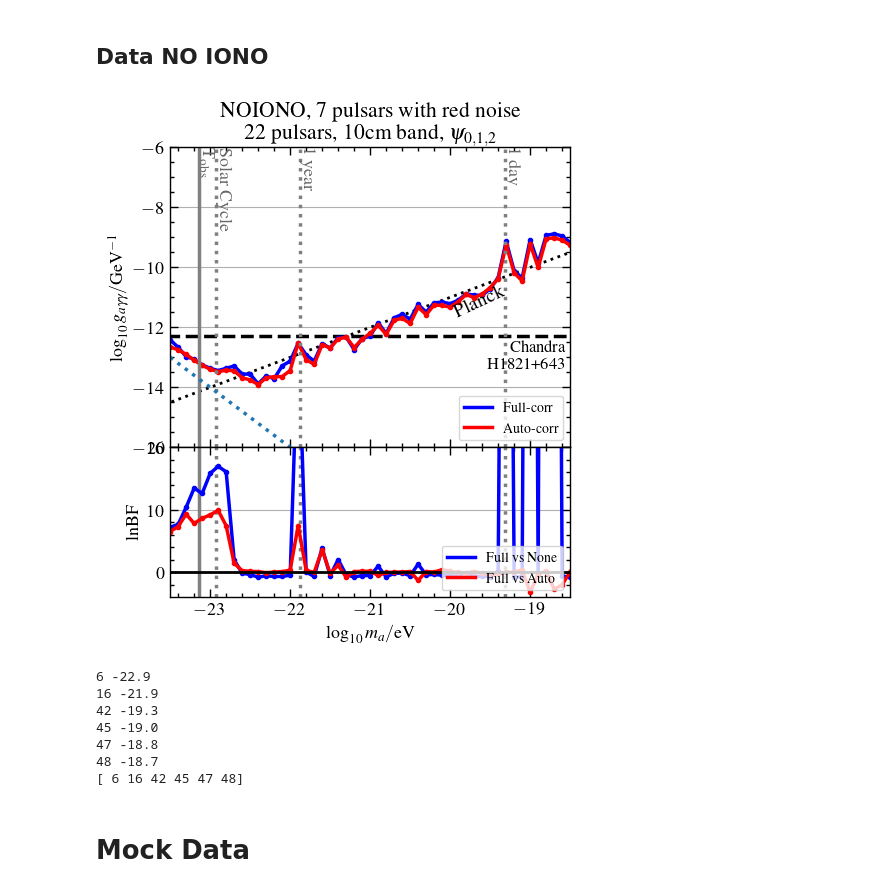
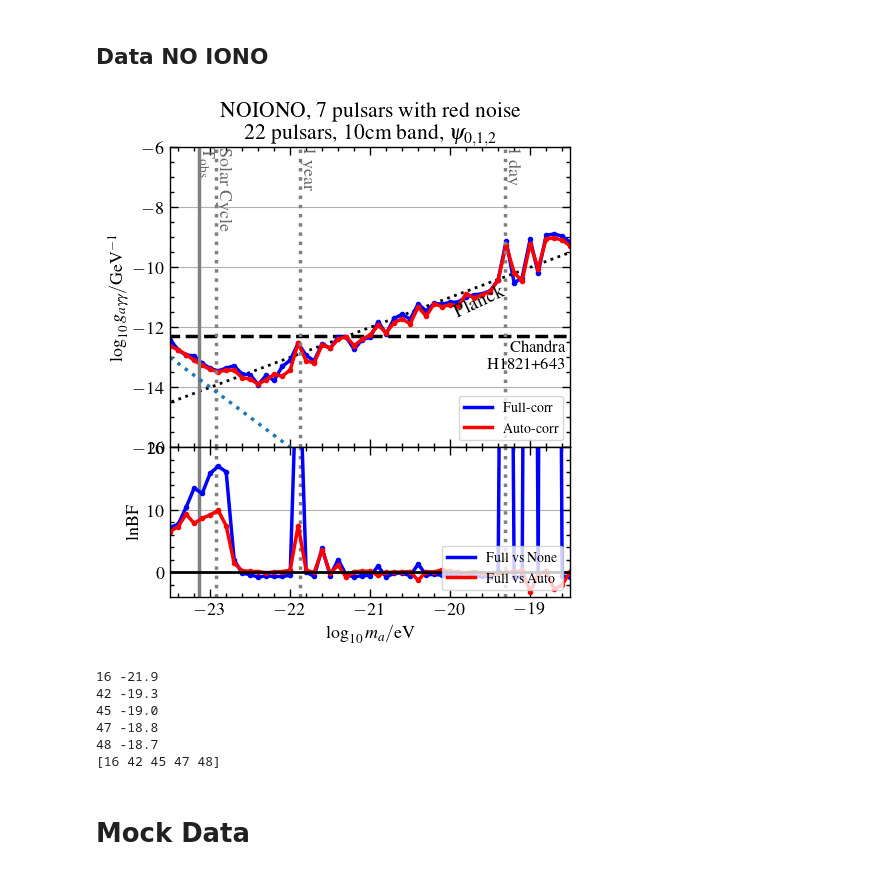
Before and after one commit to XueXiao-Physics/PPA, a Jupyter notebook: 2_Result.ipynb, the cells around one changed output. Saved outputs shown, nothing was run; the diff lists cells and outputs as text; code cells hidden in the pictures.

```diff
--- a/2_Result.ipynb
+++ b/2_Result.ipynb
@@ -252,23 +252,25 @@ plt.subplots_adjust(left=0.15,
 
 
 l10ma = np.arange(0,51)*0.1 -23.5
-ul_auto = np.array([-0.913, -1.102, -1.361, -1.652, -1.921, -2.153, -2.333, -2.383,
-       -2.505, -2.838, -3.008, -3.264, -3.136, -3.2  , -3.298, -3.195,
-       -2.377, -3.036, -3.289, -2.729, -2.945, -2.739, -2.786, -3.228,
-       -3.049, -2.956, -2.786, -3.192, -2.818, -2.856, -3.127, -2.684,
-       -3.034, -2.811, -2.927, -3.08 , -3.005, -2.86 , -3.067, -3.046,
-       -2.932, -2.737, -1.708, -2.738, -3.109, -1.984, -2.859, -2.002,
-       -2.072, -2.249, -2.52 ])
+ul_auto = np.array([-0.886, -1.106, -1.362, -1.659, -1.924, -2.156, -2.339, -2.381,
+       -2.488, -2.836, -2.985, -3.251, -3.201, -3.126, -3.284, -3.18 ,
+       -2.376, -3.076, -3.24 , -2.734, -2.951, -2.747, -2.768, -3.166,
+       -3.053, -3.01 , -2.789, -3.134, -2.896, -2.873, -3.142, -2.676,
+       -3.087, -2.765, -2.973, -2.995, -3.158, -2.833, -3.078, -3.071,
+       -3.068, -2.767, -1.708, -2.738, -3.108, -1.972, -2.902, -2.   ,
+       -2.076, -2.246, -2.539])
 
 
 
-ul_full = np.array([-0.677, -1.02 , -1.429, -1.619, -1.909, -2.119, -2.297, -2.321,
-       -2.344, -2.713, -2.817, -3.239, -3.078, -3.269, -2.939, -2.883,
-       -2.385, -2.873, -3.182, -2.703, -2.945, -2.7  , -2.781, -3.298,
-       -3.029, -3.047, -2.702, -3.162, -2.738, -2.724, -2.983, -2.59 ,
-       -2.95 , -2.737, -2.815, -2.968, -2.952, -2.841, -2.983, -3.089,
-       -2.972, -2.695, -1.589, -2.671, -3.013, -1.835, -2.713, -1.889,
-       -1.941, -2.11 , -2.428])
+
+ul_full = np.array([-0.669, -1.109, -1.384, -1.503, -1.854, -2.125, -2.309, -2.314,
+       -2.338, -2.716, -2.836, -3.263, -3.061, -3.326, -2.96 , -2.856,
+       -2.386, -2.893, -3.172, -2.7  , -2.956, -2.69 , -2.779, -3.29 ,
+       -3.063, -3.09 , -2.672, -3.171, -2.757, -2.723, -2.982, -2.581,
+       -2.909, -2.76 , -2.883, -2.924, -3.011, -2.942, -2.971, -3.039,
+       -3.041, -2.771, -1.585, -3.075, -2.999, -1.826, -3.036, -1.886,
+       -1.945, -2.116, -2.423])
+
 
 
 make_ul_plot(axes[0],l10ma,ul_auto,ul_full)
@@ -290,50 +292,49 @@ lbf_af[3] = np.log(6.2321) + 6
 lbf_af[4] = np.log(14.0000) + 6
 lbf_af[5] = np.log(24.3125) + 6
 lbf_af[6] = np.log(49.8125) + 6
 lbf_af[7] = np.log(4.2941) + 6
 lbf_af[16] = np.log(0.2215) + 9
 
 lbf_nf= np.array([   inf,    inf,    inf,    inf,    inf,    inf,    inf,    inf,
         1.987, -0.125, -0.366, -0.766, -0.535, -0.66 , -0.657, -0.455,
           inf,  0.033, -0.65 ,    inf, -0.53 ,  2.048, -0.404, -0.731,
        -0.514, -0.514,  0.973, -0.725, -0.154, -0.114, -0.538,  1.319,
        -0.418, -0.315, -0.478, -0.575, -0.558, -0.057, -0.626, -0.629,
        -0.721,  0.177,    inf, -0.739, -0.759,    inf, -0.455,    inf,
           inf,    inf, -0.792])
 lbf_nf[0] = np.log(25.0357)+4
 lbf_nf[1] = np.log(1.9622)+7
 lbf_nf[2] = np.log(4.111)+9
 lbf_nf[3] = np.log(11.9415)+11
 lbf_nf[4] = np.log(5.0585)+11
 lbf_nf[5] = np.log(2.2970)+15
 lbf_nf[6] = np.log(0.3549)+18
 lbf_nf[7] = np.log(2.9545)+15
 lbf_nf[19] = np.log(2.4595)+3
-lbf_nf[[16,42,45,47,48]] = [38.59,168.24, 235.29, 332.85, 215.3]
+lbf_nf[[16,42,45,47,48]] = [ 40.566785, 170.216785, 237.266785, 334.826785, 217.276785]
 
 lbf_nf[49] = np.log(0.5608)
 
 
 make_bf_plot(axes[1],l10ma,lbf_af ,lbf_nf)
 #plt.savefig("Figures/ul_bf_iono_10.pdf")
 #plt.savefig("Figures/ul_bf_iono_10.jpg")
 # %% [output]
-[figure, old version]
+[figure, new version]
 # %%
-crit = np.where(lbf_nf==20)[0]
+crit = np.where(lbf_nf>20)[0]
 np.array([crit,l10ma[crit],lbf_nf[crit]]).T
 for c in crit:
     print(c,l10ma[c])
 
 print(crit)
 # %% [output]
-6 -22.9
 16 -21.9
 42 -19.3
 45 -19.0
 47 -18.8
 48 -18.7
-[ 6 16 42 45 47 48]
+[16 42 45 47 48]
 # %% [markdown]
 # Mock Data
 # %%
```
Also changed, not shown: parts of 2 cells of this notebook.
